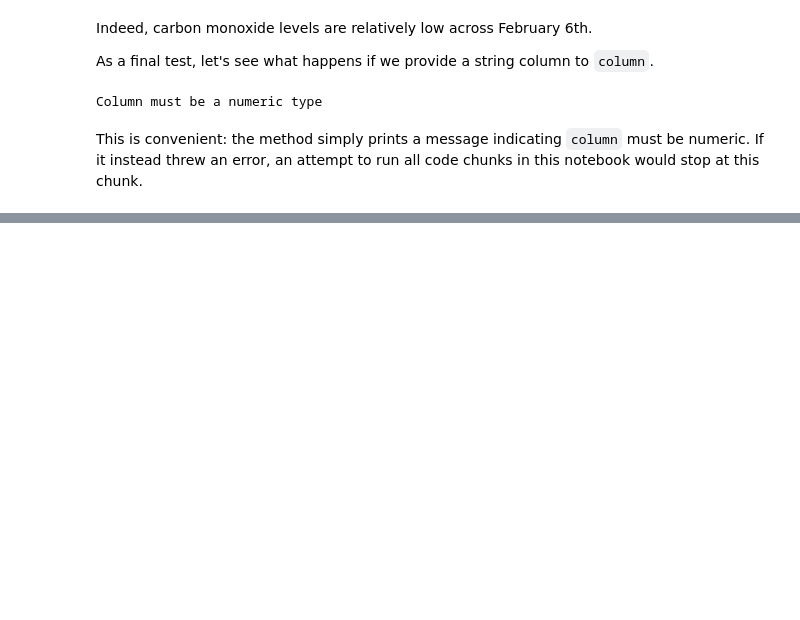
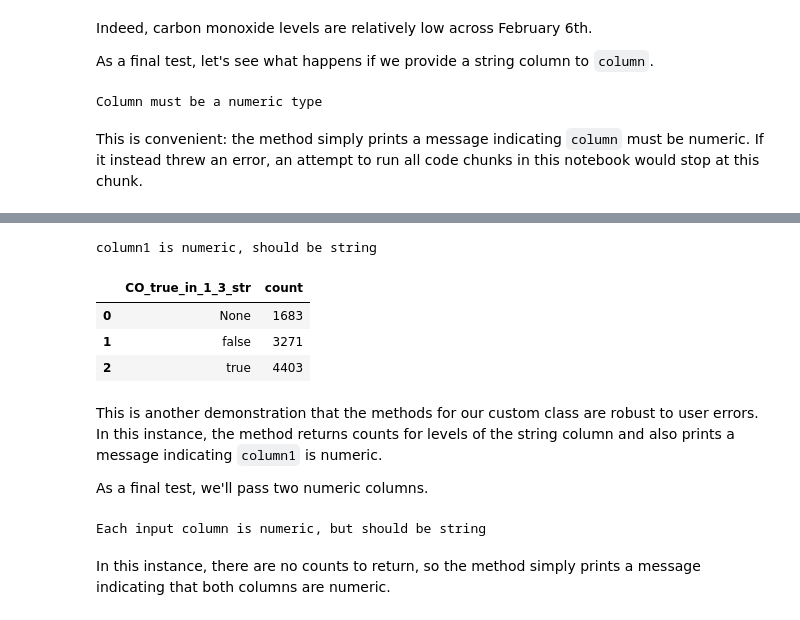
Before and after one commit to jccrews256/ST-554-Project-2, a Jupyter notebook: Project 2 Notebook.ipynb, the cells around one changed output, grey strips where cells are left out. Cells and saved outputs as stored; diff of their text form; code cells hidden in the pictures; blank space fills up the shorter version.

```diff
--- a/Project 2 Notebook.ipynb
+++ b/Project 2 Notebook.ipynb
@@ -483,0 +532,20 @@ This is convenient: the method simply prints a message indicating `column` must
+# %%
+# Testing what happens when one column numeric
+test_data_sql.count_combos(column1 = "CO_true", column2 = "CO_true_in_1_3_str")
+# %% [output]
+column1 is numeric, should be string
+|  | CO_true_in_1_3_str | count |
+| 0 | None | 1683 |
+| 1 | false | 3271 |
+| 2 | true | 4403 |
+# %% [markdown]
+This is another demonstration that the methods for our custom class are robust to user errors. In this instance, the method returns counts for levels of the string column and also prints a message indicating `column1` is numeric.
+
+As a final test, we'll pass two numeric columns.
+# %%
+# Testing what happens when one column numeric
+test_data_sql.count_combos(column1 = "CO_true", column2 = "CO_sensor")
+# %% [output]
+Each input column is numeric, but should be string
+# %% [markdown]
+In this instance, there are no counts to return, so the method simply prints a message indicating that both columns are numeric.
```
Also changed, not shown: parts of 31 cells of this notebook.
